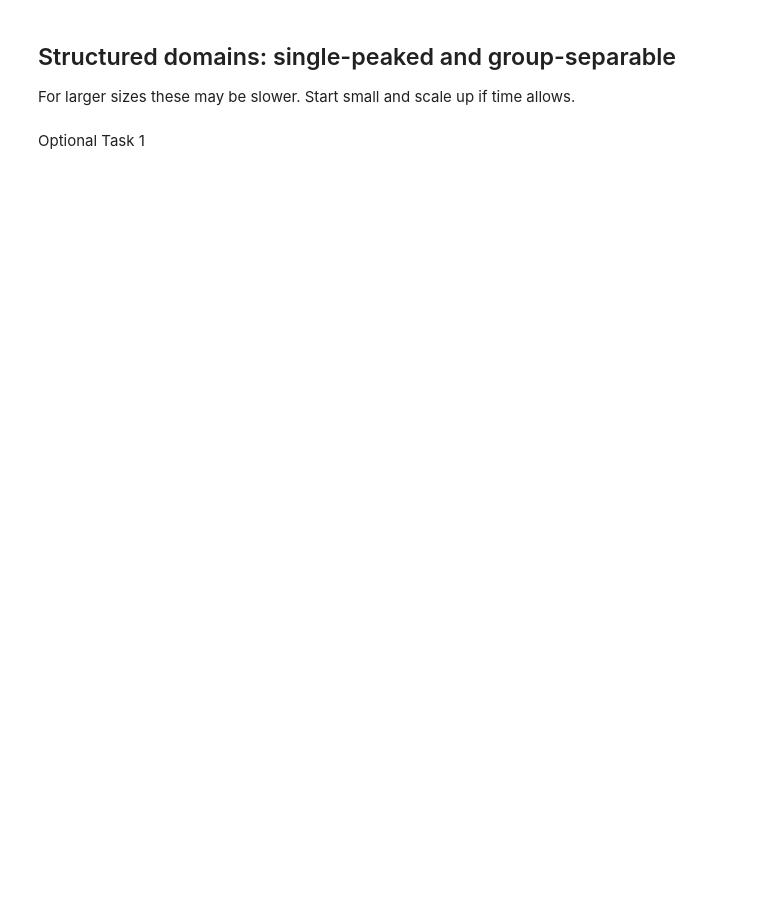
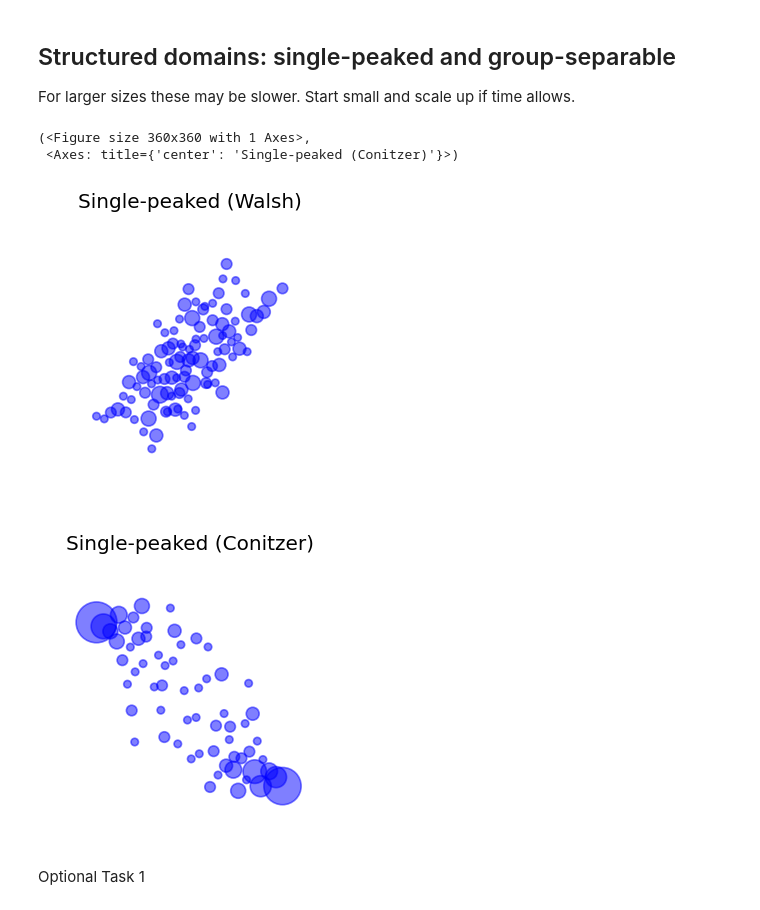
Before and after one commit to szufix/chicago-tutorial, a Jupyter notebook: prefsampling_tutorial.ipynb, the cells around one changed output. Drawn from its saved outputs; the diff is of its cells as text; code cells hidden in the pictures; blank space fills up the shorter version.

```diff
--- a/prefsampling_tutorial.ipynb
+++ b/prefsampling_tutorial.ipynb
@@ -271,11 +288,16 @@ For larger sizes these may be slower. Start small and scale up if time allows.
 # %%
 n, m = 200, 8
 votes_sp_w = pref.single_peaked_walsh(n, m, seed=11)
 
 votes_sp_c = pref.single_peaked_conitzer(n, m, seed=11)
 
-plot_vote_map(votes_sp_w, 'Single-peaked (Walsh)', radius=16)
-plot_vote_map(votes_sp_c, 'Single-peaked (Conitzer)', radius=16)
+plot_vote_map(votes_sp_w, 'Single-peaked (Walsh)')
+plot_vote_map(votes_sp_c, 'Single-peaked (Conitzer)')
+# %% [output]
+(<Figure size 360x360 with 1 Axes>,
+ <Axes: title={'center': 'Single-peaked (Conitzer)'}>)
+[figure, added]
+[figure, added]
 # %% [markdown]
 Optional Task 1
 # %%
```
Also changed, not shown: parts of 12 cells of this notebook.
